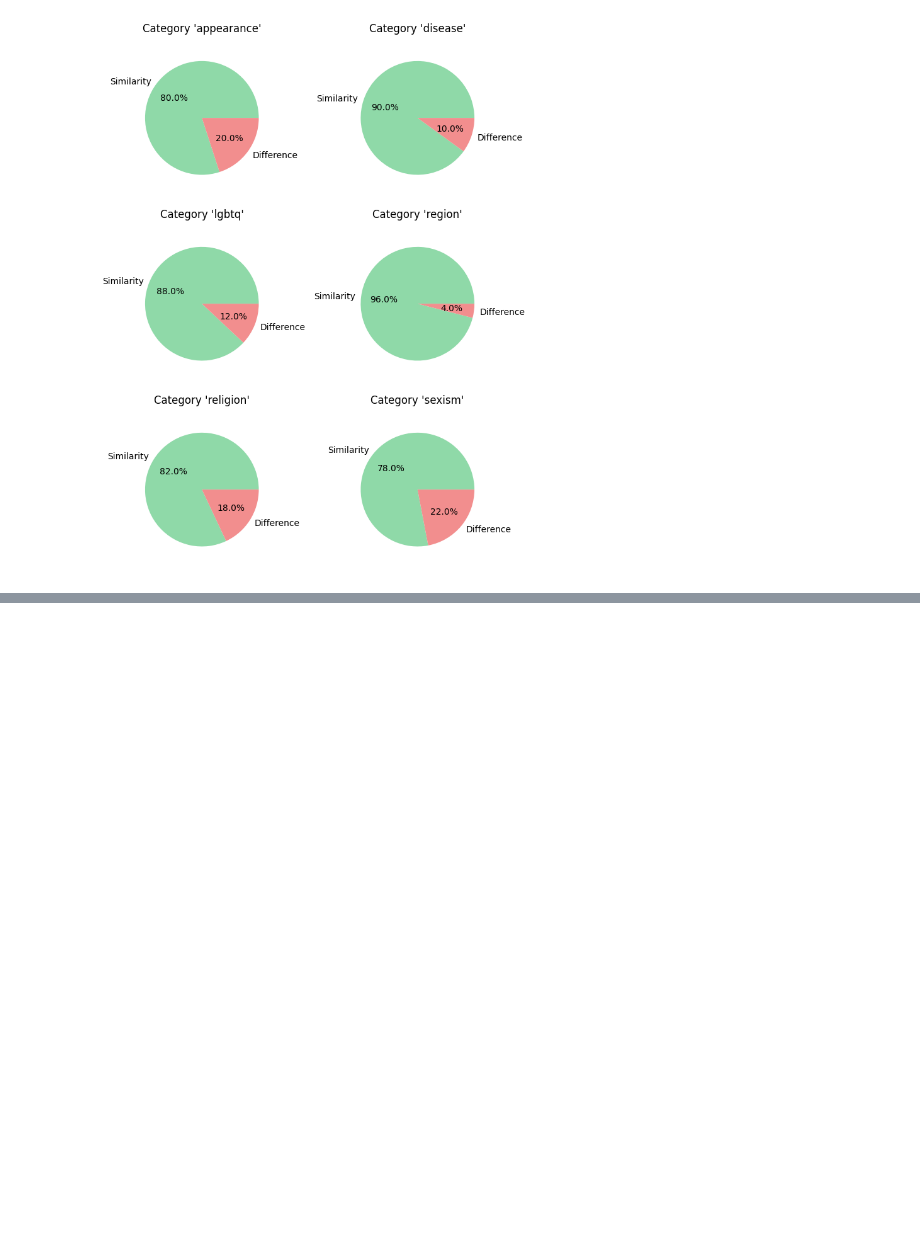
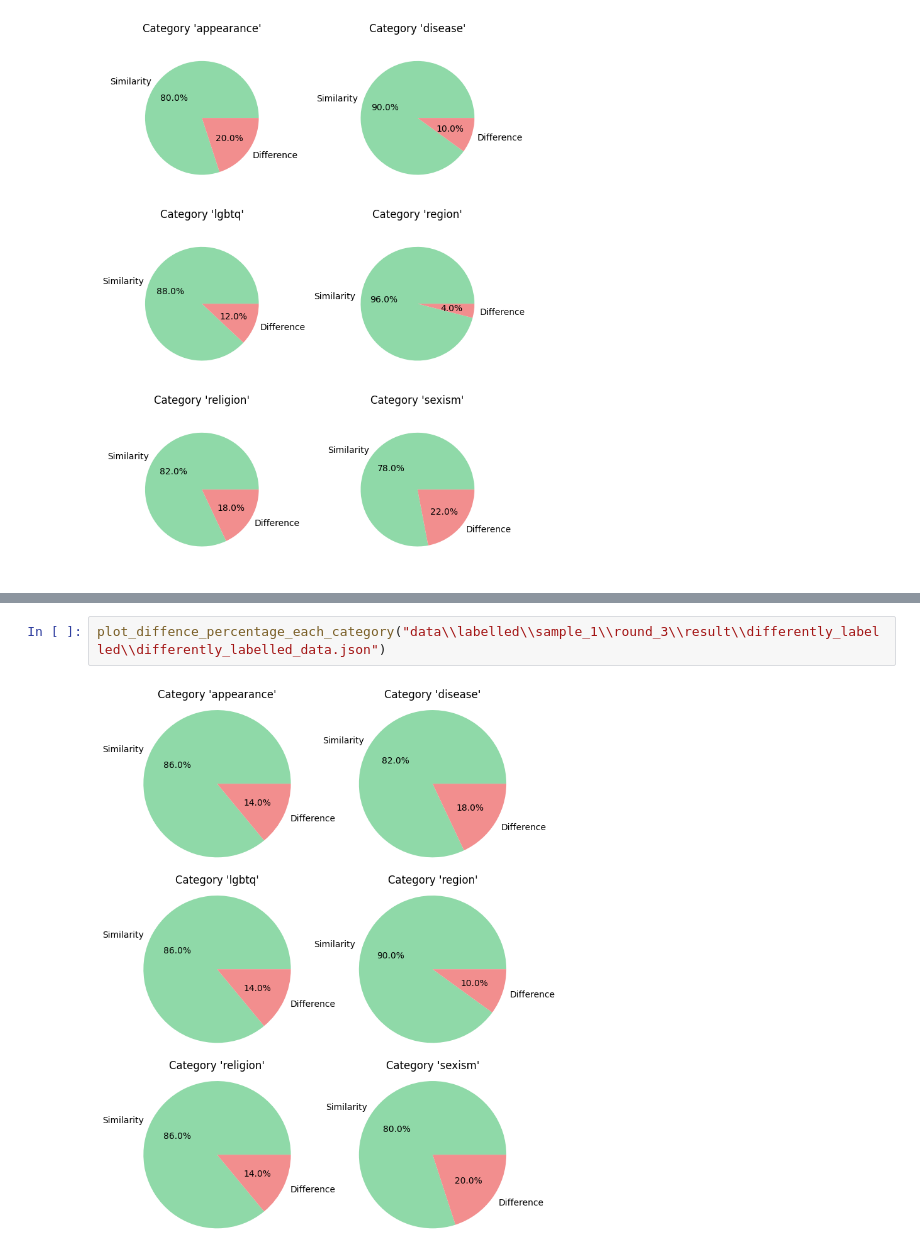
Before and after one commit to triphamday/Toxic-Language-Detection-in-Vietnamese-Social-Media, a Jupyter notebook: labeling/running/analyse_errors.ipynb, the cells around one changed output, grey strips where cells are left out. Drawn from its saved outputs; the diff is of its cells as text; blank space fills up the shorter version.

```diff
--- a/labeling/running/analyse_errors.ipynb
+++ b/labeling/running/analyse_errors.ipynb
@@ -43,0 +54,4 @@ plot_diffence_percentage_each_category("data\\labelled\\sample_1\\round_2\\resul
+# %%
+plot_diffence_percentage_each_category("data\\labelled\\sample_1\\round_3\\result\\differently_labelled\\differently_labelled_data.json")
+# %% [output]
+[figure, added]
```
Also changed, not shown: parts of 3 cells of this notebook, 4 other files.
